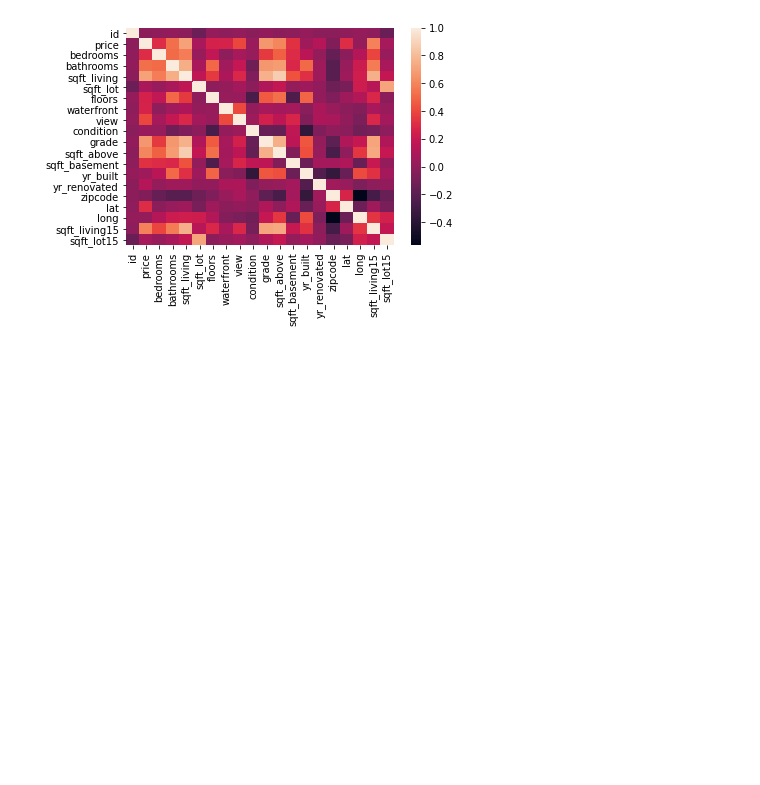
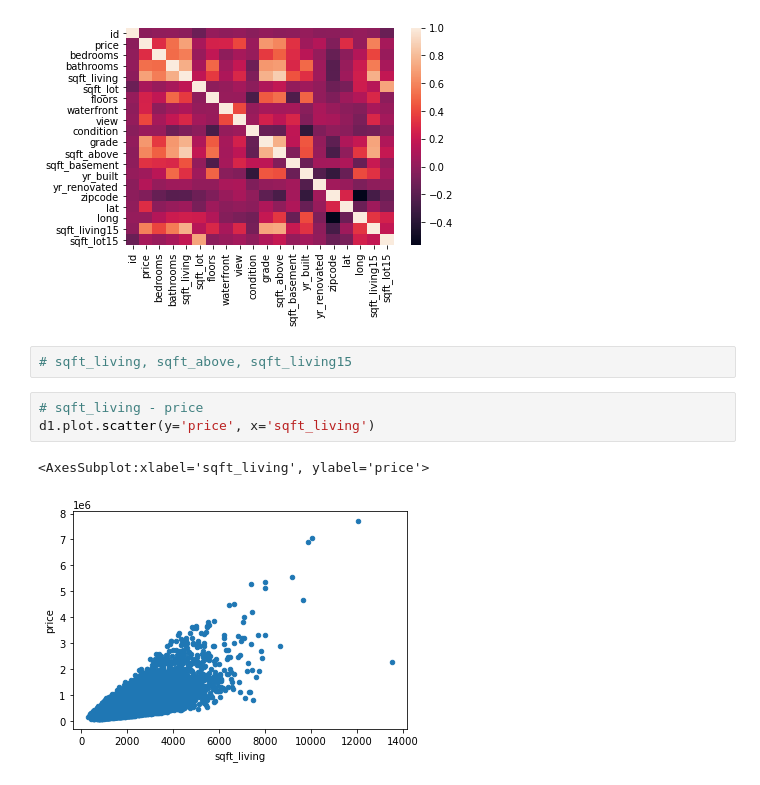
Before and after one commit to mehulchopradev/icon-media-dataanalytics, a Jupyter notebook: house_price_predictor.ipynb, the cells around one changed output. Drawn from its saved outputs; the diff is of its cells as text; blank space fills up the shorter version.

```diff
--- a/house_price_predictor.ipynb
+++ b/house_price_predictor.ipynb
@@ -48,3 +50,11 @@ sb.heatmap(d1.corr())
 # %% [output]
 <AxesSubplot:>
 [figure]
+# %%
+# sqft_living, sqft_above, sqft_living15
+# %%
+# sqft_living - price
+d1.plot.scatter(y='price', x='sqft_living')
+# %% [output]
+<AxesSubplot:xlabel='sqft_living', ylabel='price'>
+[figure, added]
```
Also changed, not shown: parts of 14 cells of this notebook, 11 other files.
